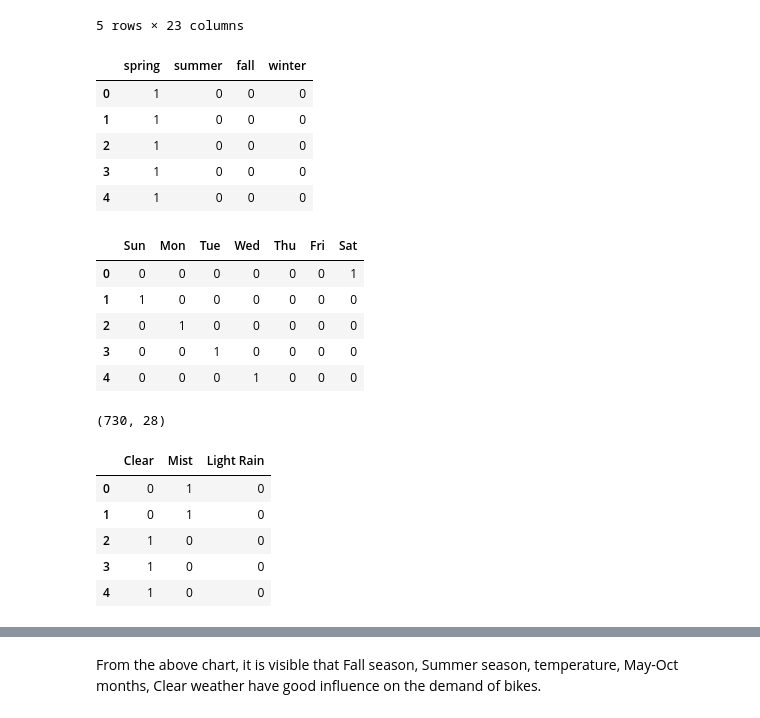
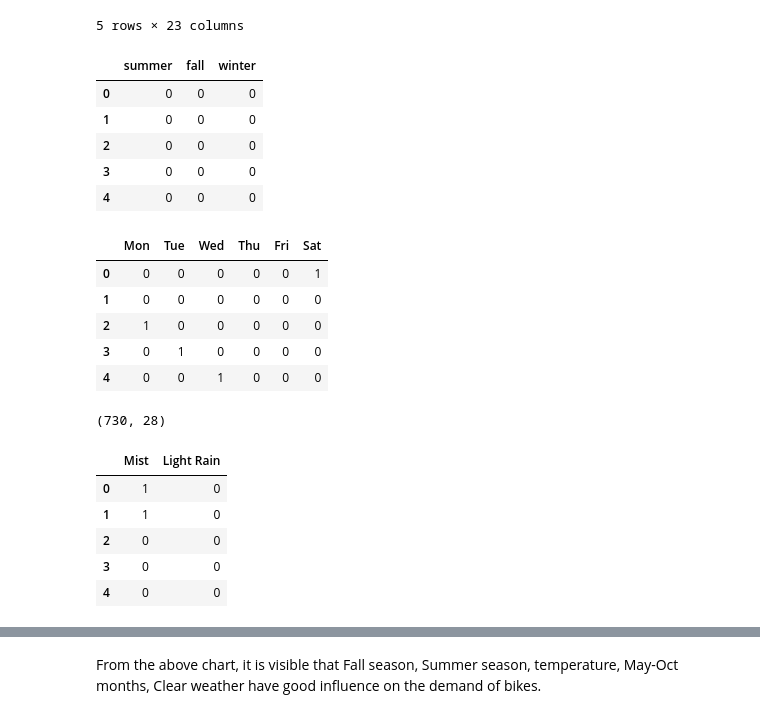
Before and after one commit to ranpariyachetan/boombikes-linearregression, a Jupyter notebook: regression-assignment.ipynb, the cells around one changed output, grey strips where cells are left out. Drawn from its saved outputs; the diff is of its cells as text; code cells hidden in the pictures.

```diff
--- a/regression-assignment.ipynb
+++ b/regression-assignment.ipynb
@@ -247,36 +247,34 @@ boombikes = boombikes.drop(['Dec'], axis=1)
 # %%
 # Creating dummy variables for season.
 
-Seasons = pd.get_dummies(boombikes['season'], dtype=int)
+Seasons = pd.get_dummies(boombikes['season'], dtype=int, drop_first=True)
 Seasons.rename(columns={1:'spring', 2:'summer', 3:'fall', 4:'winter'}, inplace=True)
 Seasons.head()
 # %% [output]
-|  | spring | summer | fall | winter |
-| 0 | 1 | 0 | 0 | 0 |
-| 1 | 1 | 0 | 0 | 0 |
-| 2 | 1 | 0 | 0 | 0 |
-| 3 | 1 | 0 | 0 | 0 |
-| 4 | 1 | 0 | 0 | 0 |
+|  | summer | fall | winter |
+| 0 | 0 | 0 | 0 |
+| 1 | 0 | 0 | 0 |
+| 2 | 0 | 0 | 0 |
+| 3 | 0 | 0 | 0 |
+| 4 | 0 | 0 | 0 |
 # %%
 boombikes = pd.concat([boombikes, Seasons], axis=1)
 
 # Dropping 'season' column as dummy variables are created for the same.
 boombikes = boombikes.drop('season', axis=1)
-
-boombikes = boombikes.drop(['spring'], axis=1)
 # %%
 # Creating dummy variables for weekday.
 
-Weekdays = pd.get_dummies(boombikes['weekday'], dtype=int)
+Weekdays = pd.get_dummies(boombikes['weekday'], dtype=int, drop_first=True)
 Weekdays.rename(columns={0:'Sun', 1:'Mon', 2:'Tue', 3:'Wed', 4:'Thu', 5:'Fri', 6:'Sat'}, inplace=True)
 Weekdays.head()
 # %% [output]
-|  | Sun | Mon | Tue | Wed | Thu | Fri | Sat |
-| 0 | 0 | 0 | 0 | 0 | 0 | 0 | 1 |
-| 1 | 1 | 0 | 0 | 0 | 0 | 0 | 0 |
-| 2 | 0 | 1 | 0 | 0 | 0 | 0 | 0 |
-| 3 | 0 | 0 | 1 | 0 | 0 | 0 | 0 |
-| 4 | 0 | 0 | 0 | 1 | 0 | 0 | 0 |
+|  | Mon | Tue | Wed | Thu | Fri | Sat |
+| 0 | 0 | 0 | 0 | 0 | 0 | 1 |
+| 1 | 0 | 0 | 0 | 0 | 0 | 0 |
+| 2 | 1 | 0 | 0 | 0 | 0 | 0 |
+| 3 | 0 | 1 | 0 | 0 | 0 | 0 |
+| 4 | 0 | 0 | 1 | 0 | 0 | 0 |
 # %%
 boombikes = pd.concat([boombikes, Weekdays], axis=1)
 
@@ -292,16 +287,16 @@ boombikes.shape
 # %%
 # Creating dummy variables for weather.
 
-Weather = pd.get_dummies(boombikes['weather'], dtype=int)
+Weather = pd.get_dummies(boombikes['weather'], dtype=int, drop_first=True)
 Weather.rename(columns={1:'Clear', 2:'Mist', 3:'Light Rain', 4:'Heavy Rain'}, inplace=True)
 Weather.head()
 # %% [output]
-|  | Clear | Mist | Light Rain |
-| 0 | 0 | 1 | 0 |
-| 1 | 0 | 1 | 0 |
-| 2 | 1 | 0 | 0 |
-| 3 | 1 | 0 | 0 |
-| 4 | 1 | 0 | 0 |
+|  | Mist | Light Rain |
+| 0 | 1 | 0 |
+| 1 | 1 | 0 |
+| 2 | 0 | 0 |
+| 3 | 0 | 0 |
+| 4 | 0 | 0 |
 # %%
 boombikes = pd.concat([boombikes, Weather], axis=1)
 
```
Also changed, not shown: parts of 22 cells of this notebook.
